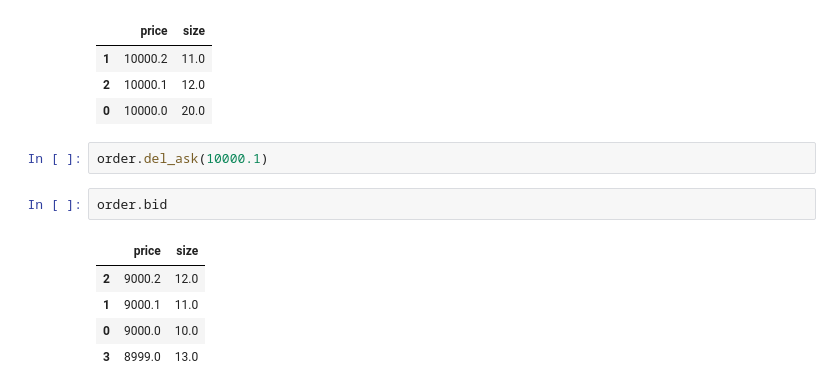
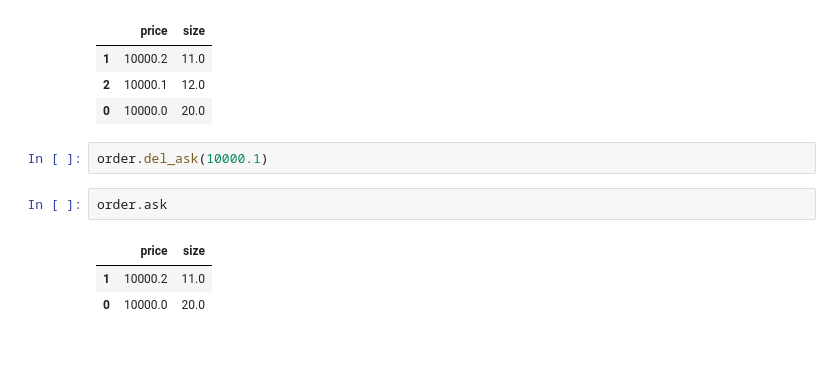
Before and after one commit to RBzhang/trade, a Jupyter notebook: test.ipynb, the cells around one changed output. Saved outputs shown, nothing was run; the diff lists cells and outputs as text; blank space fills up the shorter version.

```diff
--- a/test.ipynb
+++ b/test.ipynb
@@ -302,10 +375,8 @@ order.ask
 # %%
 order.del_ask(10000.1)
 # %%
-order.bid
+order.ask
 # %% [output]
 |  | price | size |
-| 2 | 9000.2 | 12.0 |
-| 1 | 9000.1 | 11.0 |
-| 0 | 9000.0 | 10.0 |
-| 3 | 8999.0 | 13.0 |
+| 1 | 10000.2 | 11.0 |
+| 0 | 10000.0 | 20.0 |
```
Also changed, not shown: parts of 4 cells of this notebook.
